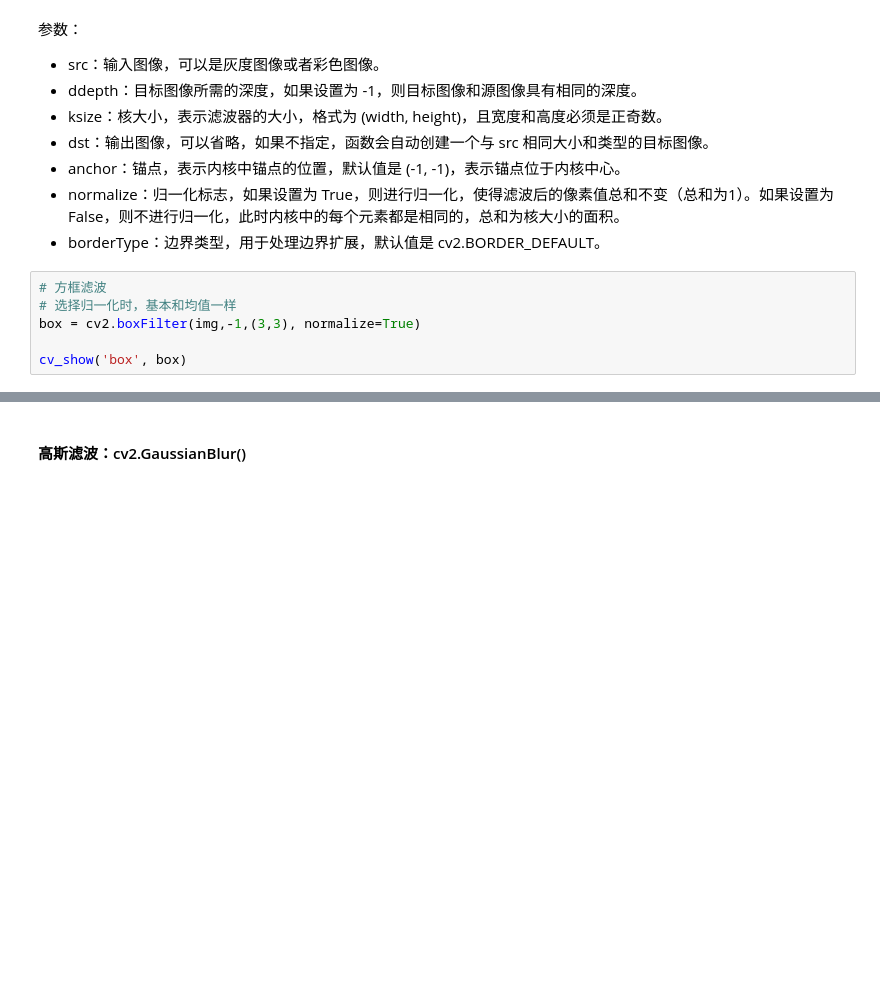
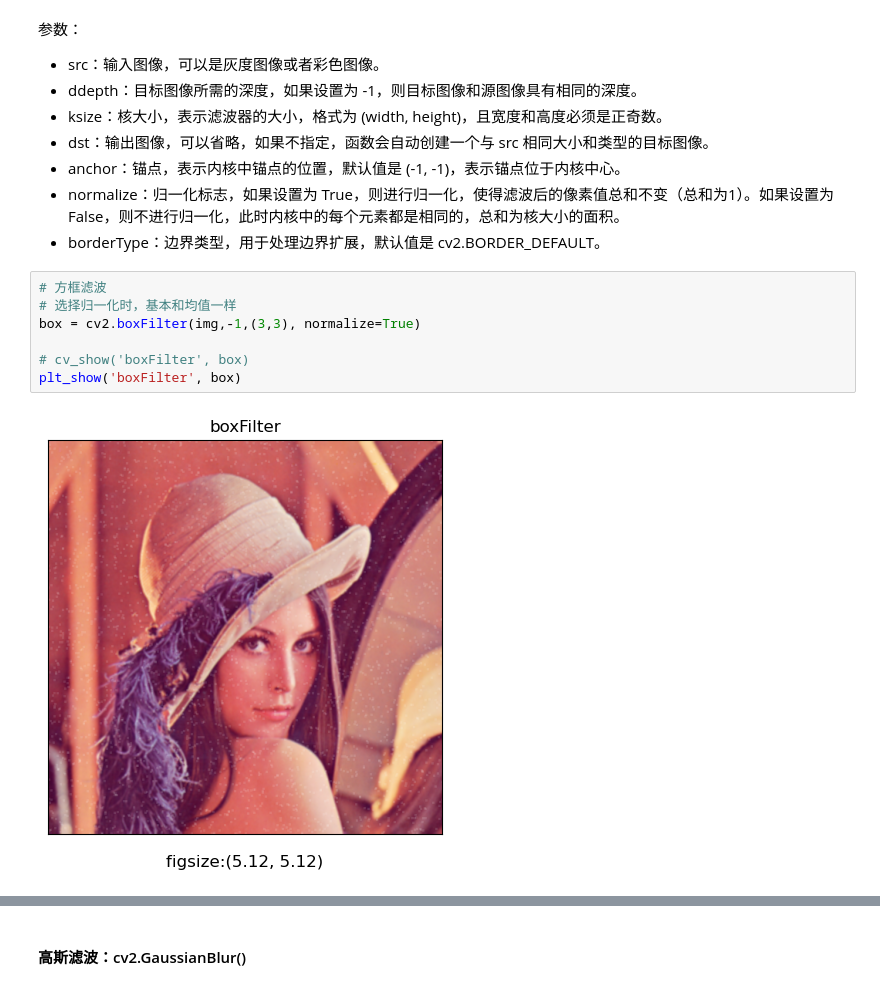
Before and after one commit to Paul-Decker/opencv-study, a Jupyter notebook: 01_opencv基础操作/08_图像平滑处理（滤波操作）.ipynb, the cells around one changed output, grey strips where cells are left out. Cells and saved outputs as stored; diff of their text form; blank space fills up the shorter version.

```diff
--- a/01_opencv基础操作/08_图像平滑处理（滤波操作）.ipynb
+++ b/01_opencv基础操作/08_图像平滑处理（滤波操作）.ipynb
@@ -62,9 +97,12 @@ cv2.boxFilter 函数是 OpenCV 库中的一个函数，用于对图像进行盒
 # %%
 # 方框滤波
 # 选择归一化时，基本和均值一样
 box = cv2.boxFilter(img,-1,(3,3), normalize=True)
 
-cv_show('box', box)
+# cv_show('boxFilter', box)
+plt_show('boxFilter', box)
+# %% [output]
+[figure, added]
 # %%
 # 方框滤波
 # 如果不归一化，则容易越界（像素值大于255）
```
Also changed, not shown: parts of 7 cells of this notebook, 9 other files.
